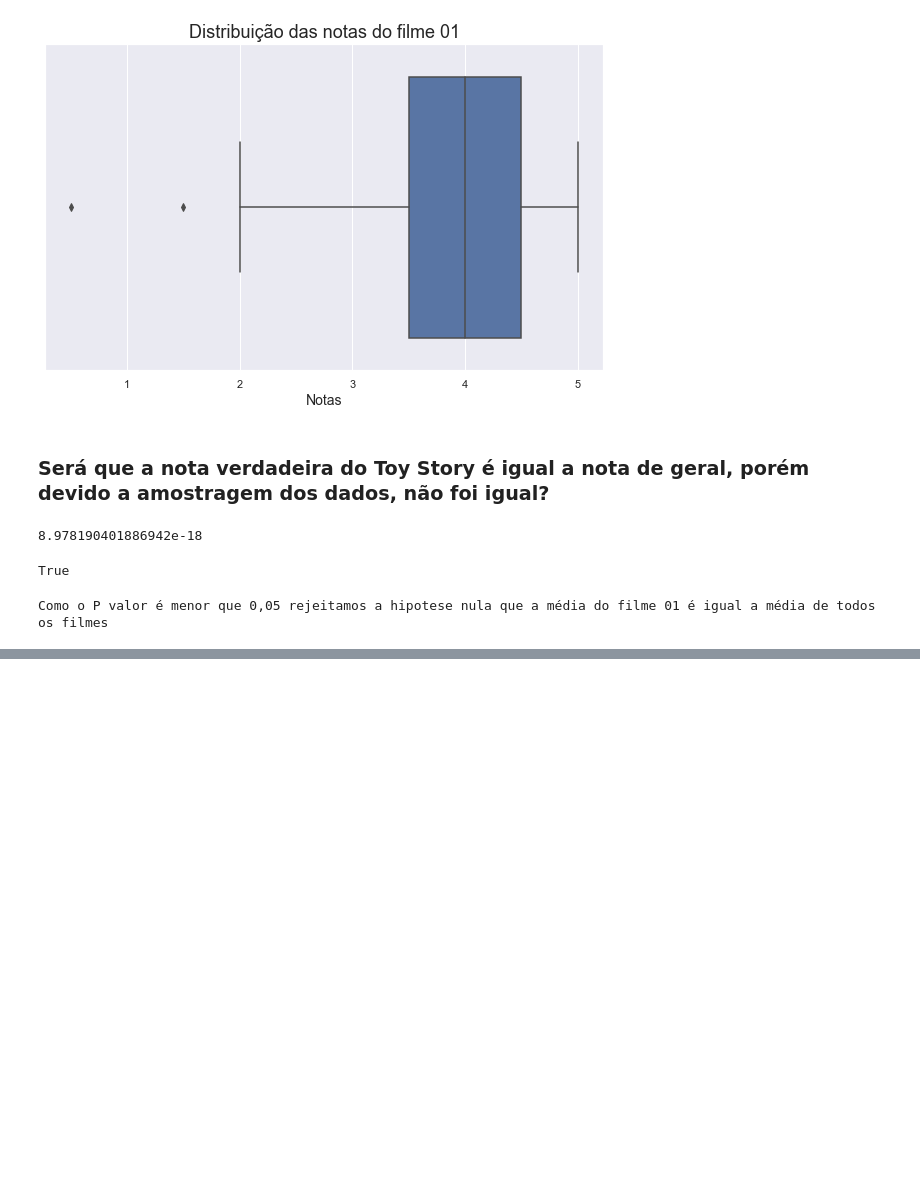
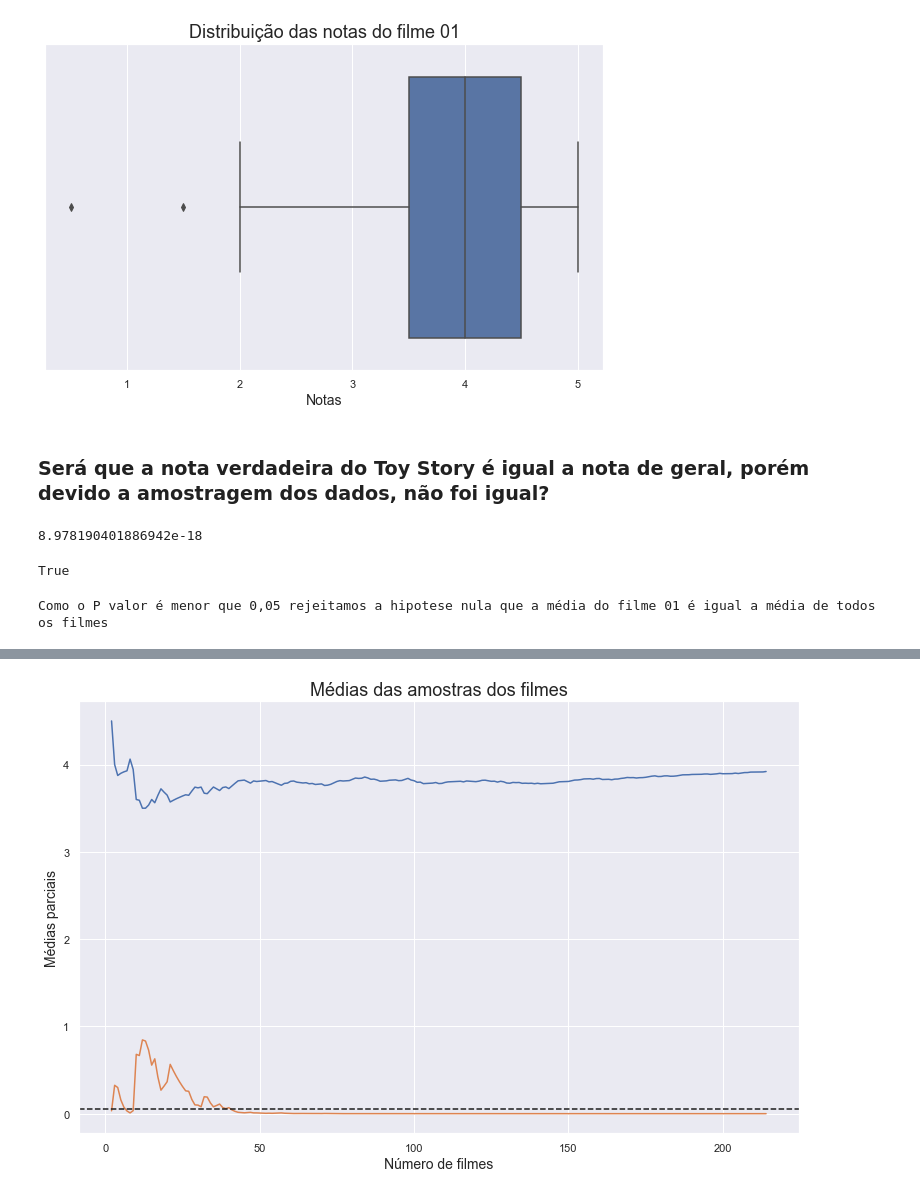
Before and after one commit to guilhermebap/Data-science-personal-study, a Jupyter notebook: Alura/Estatistica/Introdução a testes estatísticos com Python/Aula.ipynb, the cells around one changed output, grey strips where cells are left out. Drawn from its saved outputs; the diff is of its cells as text; code cells hidden in the pictures; blank space fills up the shorter version.

```diff
--- a/Alura/Estatistica/Introdução a testes estatísticos com Python/Aula.ipynb
+++ b/Alura/Estatistica/Introdução a testes estatísticos com Python/Aula.ipynb
@@ -437,3 +437,14 @@ True
 print('Como o P valor é menor que 0,05 rejeitamos a hipotese nula que a média do filme 01 é igual a média de todos os filmes')
 # %% [output]
 Como o P valor é menor que 0,05 rejeitamos a hipotese nula que a média do filme 01 é igual a média de todos os filmes
+# %%
+np.random.seed(75241)
+temp = notas1.sample(frac=1).rating
+
+def calcular_ztest(temp, i):
+    media = temp[0:i].mean()
+    _, p_value = ztest(temp[0:i], value=3.4320503405352603)
+    return (i, media, p_value)
+
+medias = np.array([calcular_ztest(temp, i) for i in range(2, len(temp))])
+medias
@@ -439,0 +469,13 @@ Como o P valor é menor que 0,05 rejeitamos a hipotese nula que a média do film
+# %%
+fig = plt.figure(figsize=(10,6))
+ax = fig.add_axes([0,0,1,1])
+
+ax.plot(medias[:, 0], medias[:, 1])
+ax.plot(medias[:, 0], medias[:, 2])
+ax.axhline(0.05, linestyle='--', color='k')
+ax.set_ylabel('Médias parciais', fontsize=14)
+ax.set_xlabel('Número de filmes', fontsize=14)
+ax.set_title('Médias das amostras dos filmes', fontsize=18)
+plt.show()
+# %% [output]
+[figure, added]
```
Also changed, not shown: parts of 25 cells of this notebook, 1 other file.
